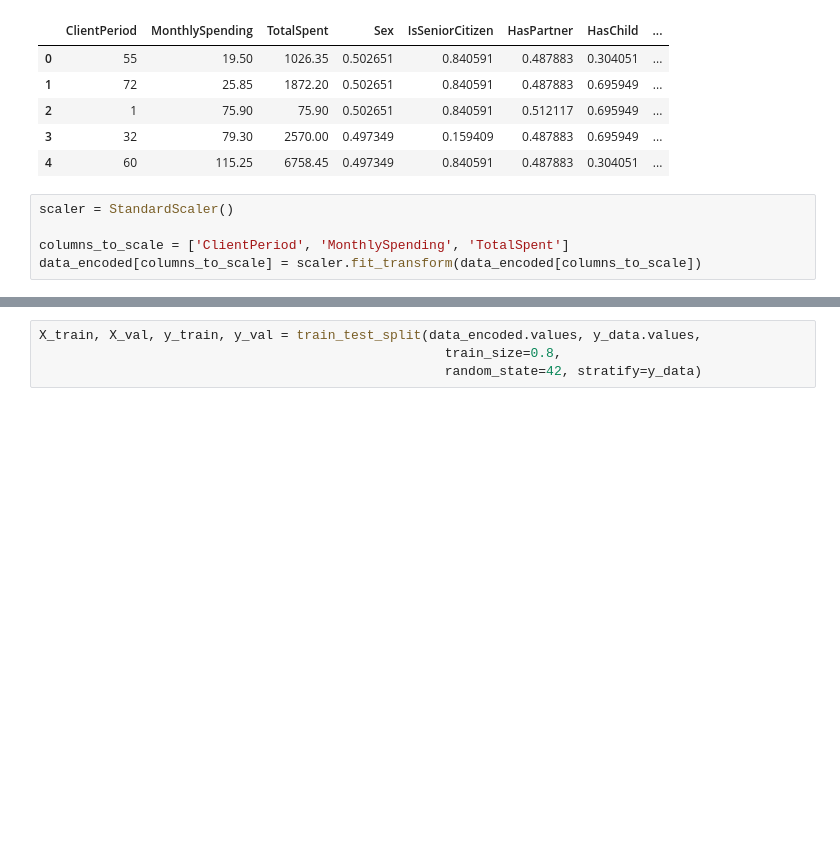
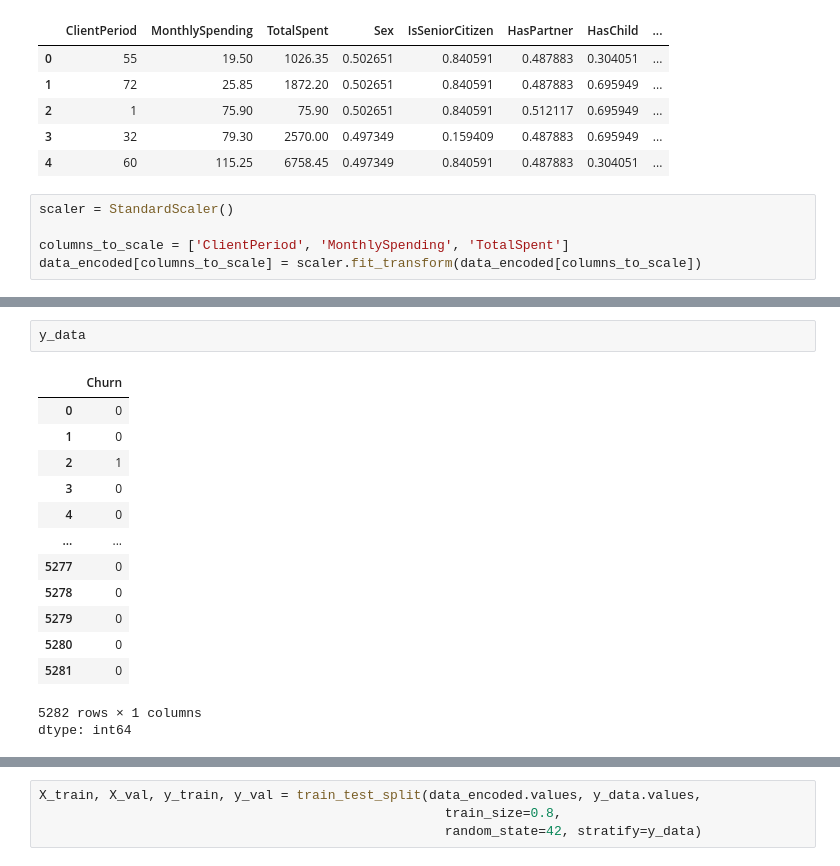
Before and after one commit to k-gorbenko/-DLS, a Jupyter notebook: week_03_composition_model_selection/Homework/hw_3_kaggle.ipynb, the cells around one changed output, grey strips where cells are left out. Cells and saved outputs as stored; diff of their text form; blank space fills up the shorter version.

```diff
--- a/week_03_composition_model_selection/Homework/hw_3_kaggle.ipynb
+++ b/week_03_composition_model_selection/Homework/hw_3_kaggle.ipynb
@@ -388,0 +405,17 @@ data_encoded[columns_to_scale] = scaler.fit_transform(data_encoded[columns_to_sc
+# %%
+y_data
+# %% [output]
+|  | Churn |
+| 0 | 0 |
+| 1 | 0 |
+| 2 | 1 |
+| 3 | 0 |
+| 4 | 0 |
+| ... | ... |
+| 5277 | 0 |
+| 5278 | 0 |
+| 5279 | 0 |
+| 5280 | 0 |
+| 5281 | 0 |
+5282 rows × 1 columns
+dtype: int64
```
Also changed, not shown: parts of 7 cells of this notebook.
